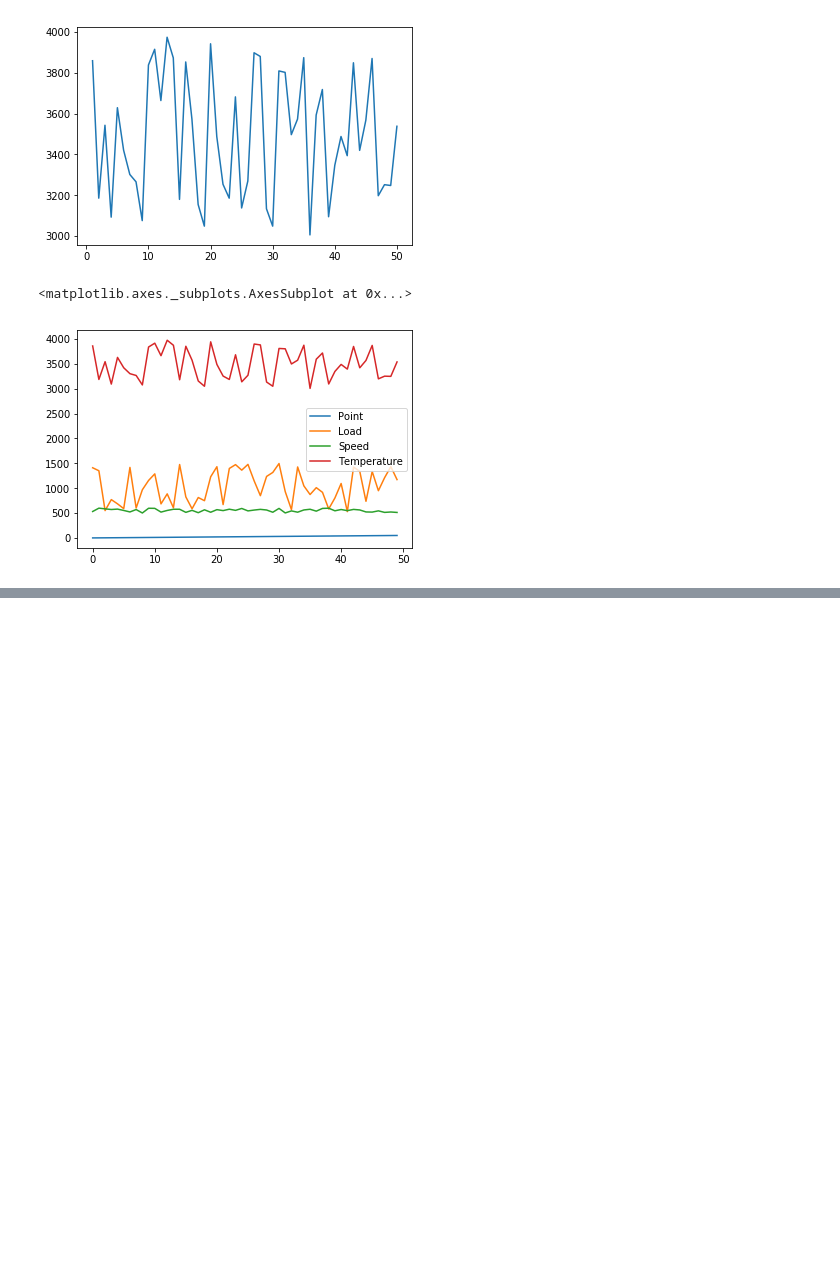
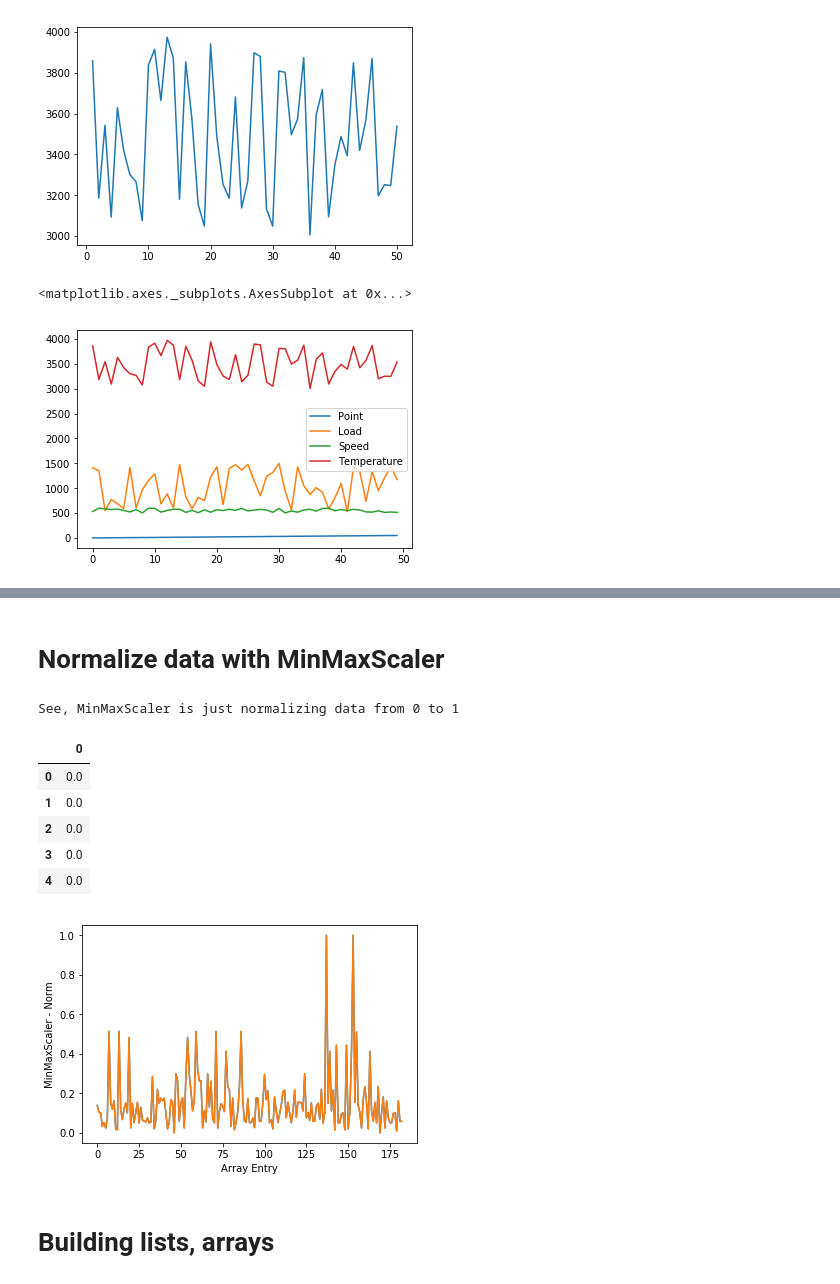
Before and after one commit to darinjoel/notebooks, a Jupyter notebook: Basic Pandas.ipynb, the cells around one changed output, grey strips where cells are left out. Cells and saved outputs as stored; diff of their text form; code cells hidden in the pictures; blank space fills up the shorter version.

```diff
--- a/Basic Pandas.ipynb
+++ b/Basic Pandas.ipynb
@@ -56,0 +140,48 @@ df.plot()
+# %% [markdown]
+# Normalize data with MinMaxScaler
+# %%
+# Import data with pandas
+train = pd.read_csv('train.csv')
+train.isnull()
+train = train.dropna(how='any')
+
+P_Fare = train['Fare']
+P_Fare_np=np.array(P_Fare)
+sc = MinMaxScaler(feature_range=(0,1))
+tf = sc.fit_transform(P_Fare.values.reshape(-1,1))
+
+mx = max(P_Fare_np)
+mn = min(P_Fare_np)
+
+norm = []
+
+for i in range(len(P_Fare_np)):
+    temp = (P_Fare_np[i] - mn)/(mx-mn)
+
+    norm.append(temp)
+
+
+plt.plot(tf)
+plt.plot(norm)
+plt.xlabel('Array Entry')
+plt.ylabel('MinMaxScaler - Norm')
+
+comp = []
+for i in range(len(tf)):
+
+    comp.append(tf[i]-norm[i])
+
+compPD = pd.DataFrame(data=comp)
+print('See, MinMaxScaler is just normalizing data from 0 to 1')
+compPD.head(5)
+# %% [output]
+See, MinMaxScaler is just normalizing data from 0 to 1
+|  | 0 |
+| 0 | 0.0 |
+| 1 | 0.0 |
+| 2 | 0.0 |
+| 3 | 0.0 |
+| 4 | 0.0 |
+[figure, added]
+# %% [markdown]
+# Building lists, arrays
```
Also changed, not shown: parts of 9 cells of this notebook.
